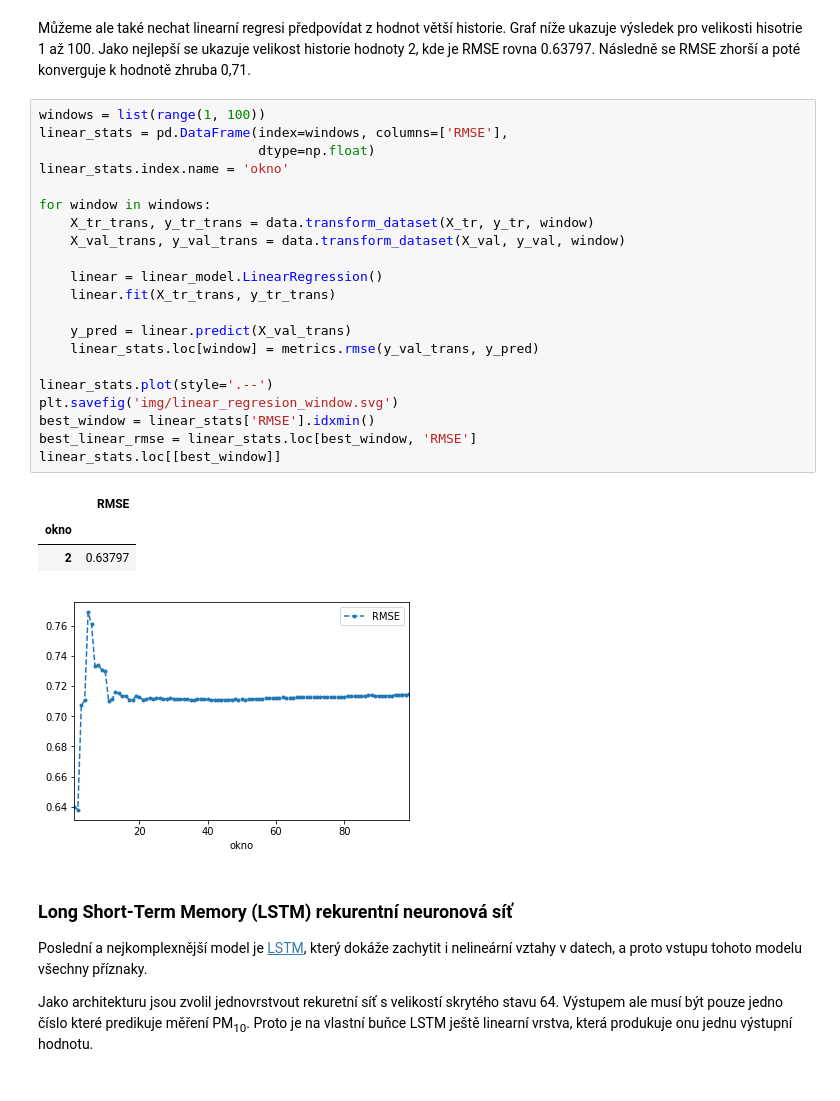
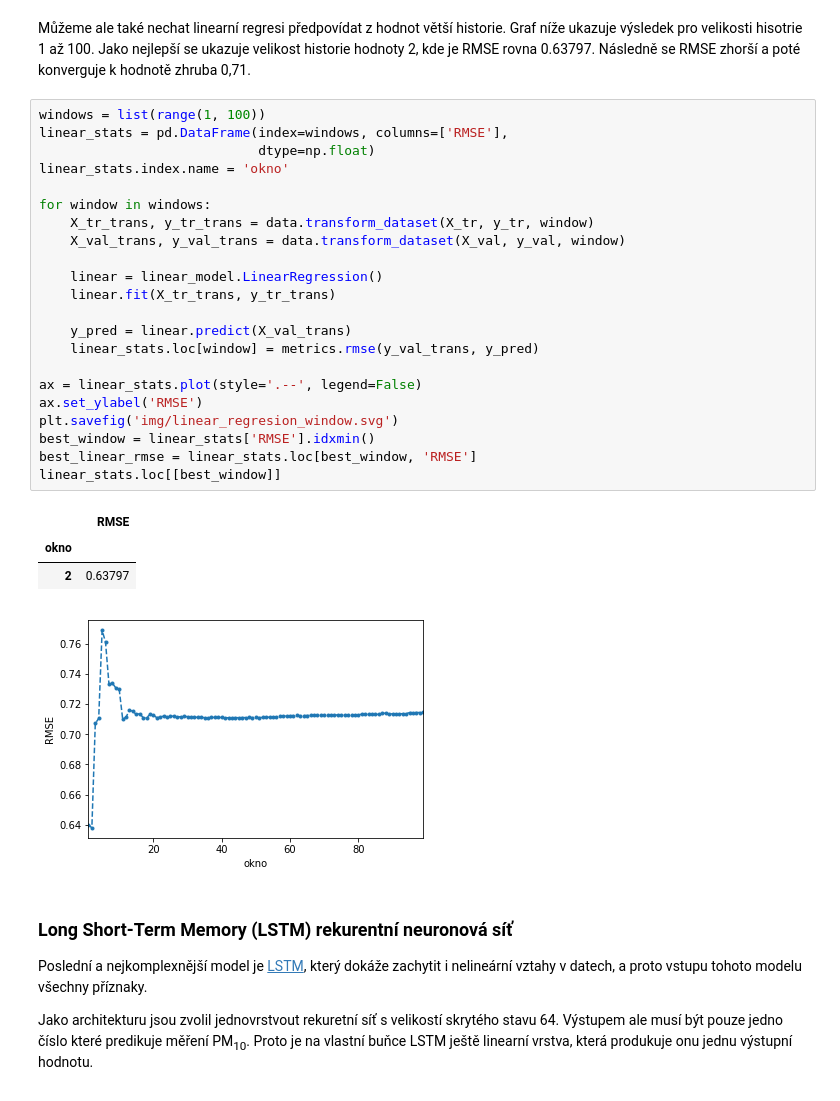
Before and after one commit to podondra/lampy, a Jupyter notebook: analyza.ipynb, the cells around one changed output. Saved outputs shown, nothing was run; the diff lists cells and outputs as text.

```diff
--- a/analyza.ipynb
+++ b/analyza.ipynb
@@ -373,29 +377,30 @@ Můžeme ale také nechat linearní regresi předpovídat z hodnot větší hist
 # %%
 windows = list(range(1, 100))
 linear_stats = pd.DataFrame(index=windows, columns=['RMSE'],
                             dtype=np.float)
 linear_stats.index.name = 'okno'
 
 for window in windows:
     X_tr_trans, y_tr_trans = data.transform_dataset(X_tr, y_tr, window)
     X_val_trans, y_val_trans = data.transform_dataset(X_val, y_val, window)
 
     linear = linear_model.LinearRegression()
     linear.fit(X_tr_trans, y_tr_trans)
 
     y_pred = linear.predict(X_val_trans)
     linear_stats.loc[window] = metrics.rmse(y_val_trans, y_pred)
 
-linear_stats.plot(style='.--')
+ax = linear_stats.plot(style='.--', legend=False)
+ax.set_ylabel('RMSE')
 plt.savefig('img/linear_regresion_window.svg')
 best_window = linear_stats['RMSE'].idxmin()
 best_linear_rmse = linear_stats.loc[best_window, 'RMSE']
 linear_stats.loc[[best_window]]
 # %% [output]
 |  | RMSE |
 | okno |  |
 | 2 | 0.63797 |
-[figure, old version]
+[figure, new version]
 # %% [markdown]
 ### Long Short-Term Memory (LSTM) rekurentní neuronová síť
 
```
Also changed, not shown: parts of 9 cells of this notebook, 18 other files.
